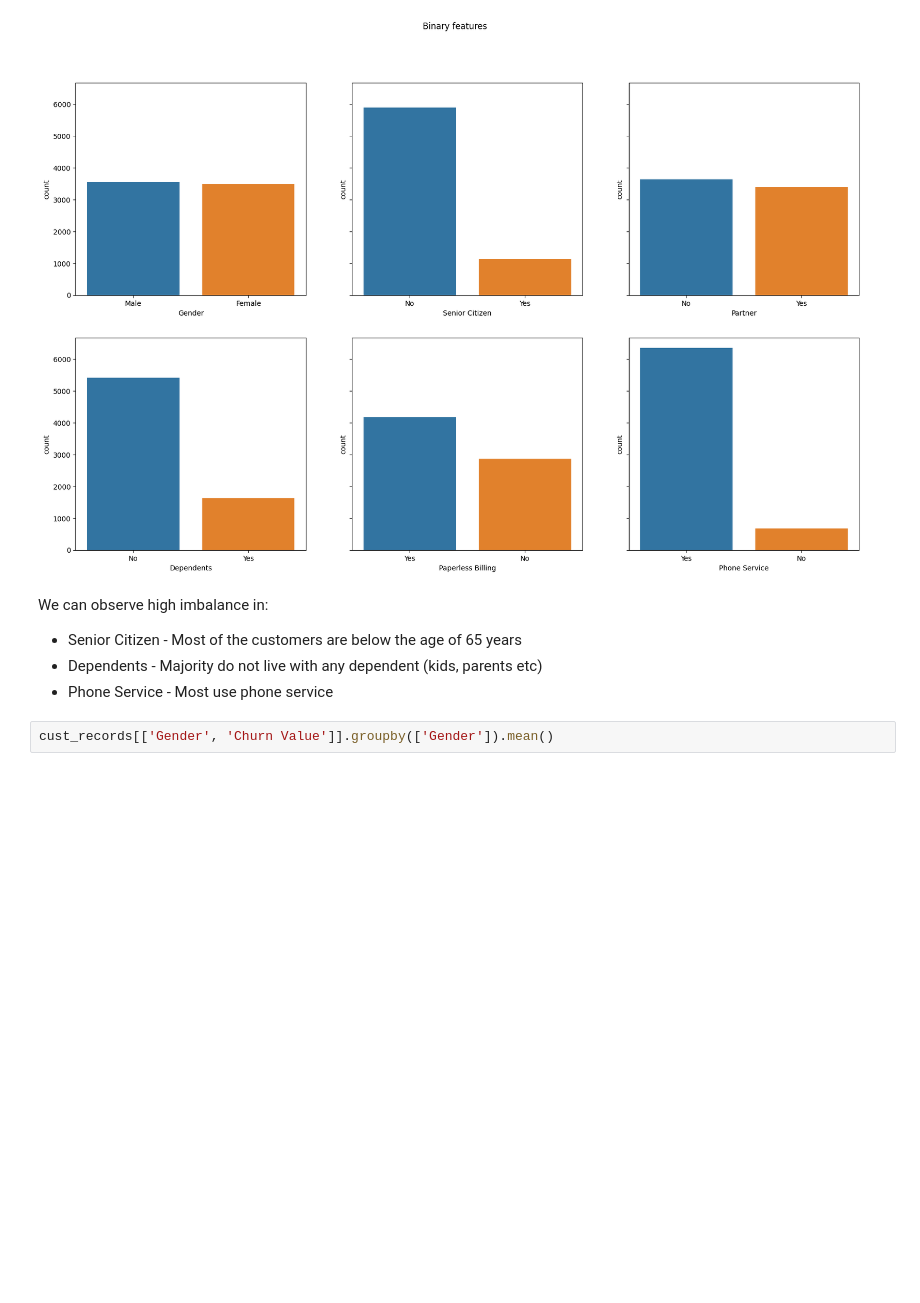
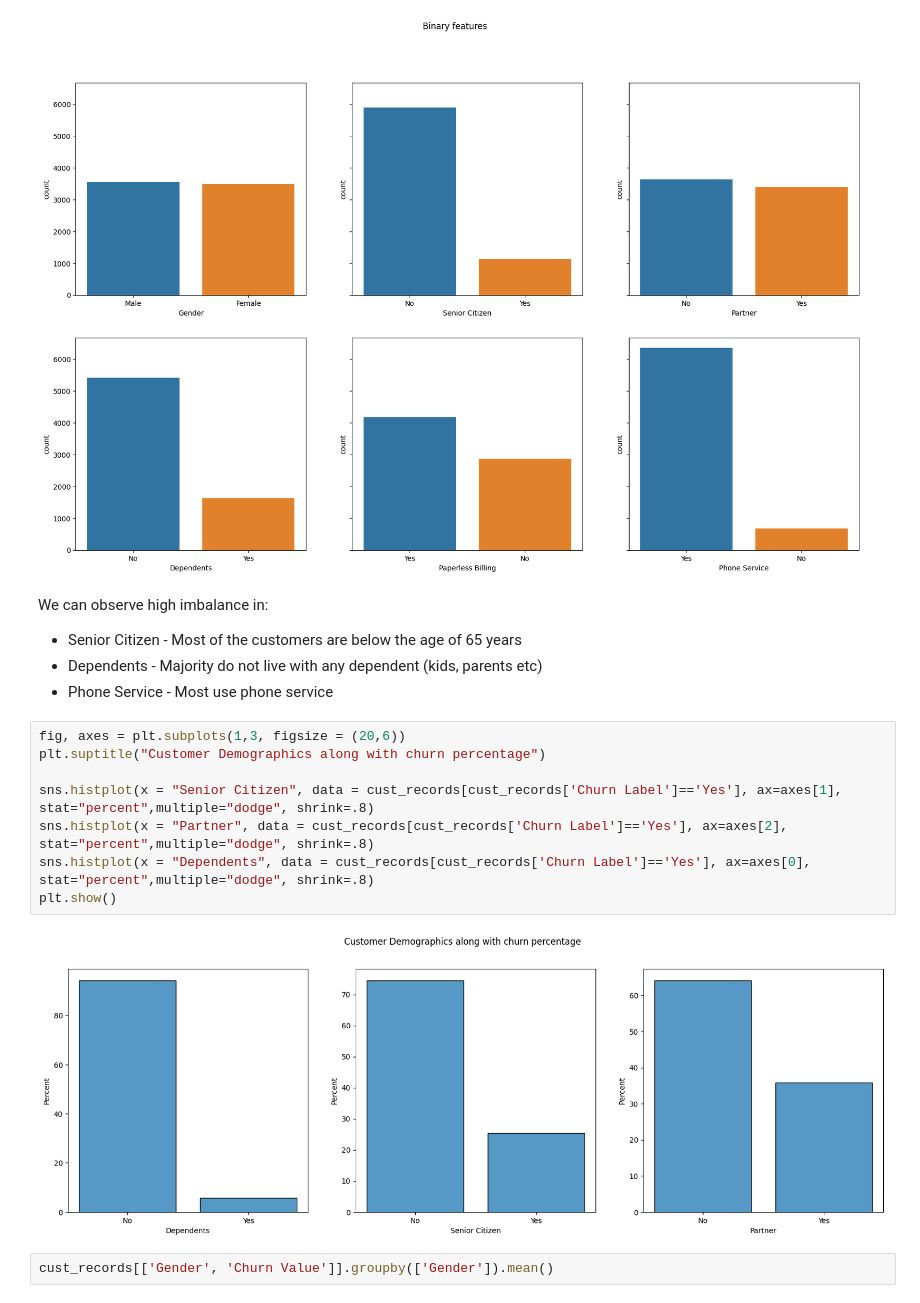
Before and after one commit to yashjadwani/Customer-Churn, a Jupyter notebook: CustomerChurn.ipynb, the cells around one changed output. Cells and saved outputs as stored; diff of their text form; blank space fills up the shorter version.

Commit message:
Added Key influencers, In-Depth analysis for churn

```diff
--- a/CustomerChurn.ipynb
+++ b/CustomerChurn.ipynb
@@ -130,6 +130,16 @@ We can observe high imbalance in:
 * Senior Citizen - Most of the customers are below the age of 65 years
 * Dependents - Majority do not live with any dependent (kids, parents etc)
 * Phone Service - Most use phone service
+# %%
+fig, axes = plt.subplots(1,3, figsize = (20,6))
+plt.suptitle("Customer Demographics along with churn percentage")
+
+sns.histplot(x = "Senior Citizen", data = cust_records[cust_records['Churn Label']=='Yes'], ax=axes[1], stat="percent",multiple="dodge", shrink=.8)
+sns.histplot(x = "Partner", data = cust_records[cust_records['Churn Label']=='Yes'], ax=axes[2], stat="percent",multiple="dodge", shrink=.8)
+sns.histplot(x = "Dependents", data = cust_records[cust_records['Churn Label']=='Yes'], ax=axes[0],  stat="percent",multiple="dodge", shrink=.8)
+plt.show()
+# %% [output]
+[figure, added]
 # %%
 cust_records[['Gender', 'Churn Value']].groupby(['Gender']).mean()
 # %% [output]
```
Also changed, not shown: 2 other files.
